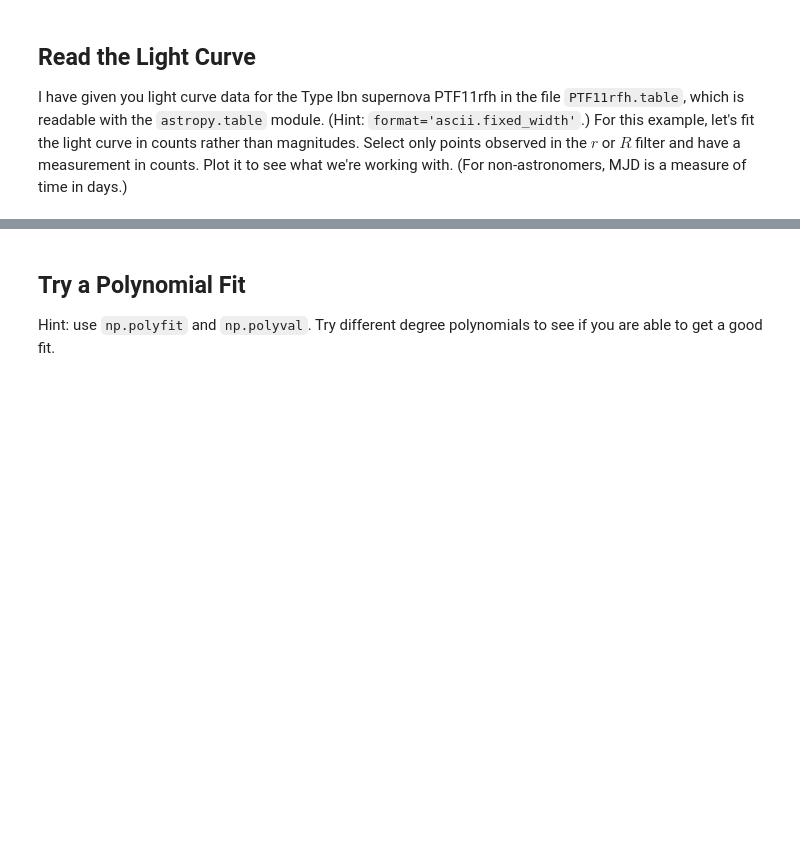
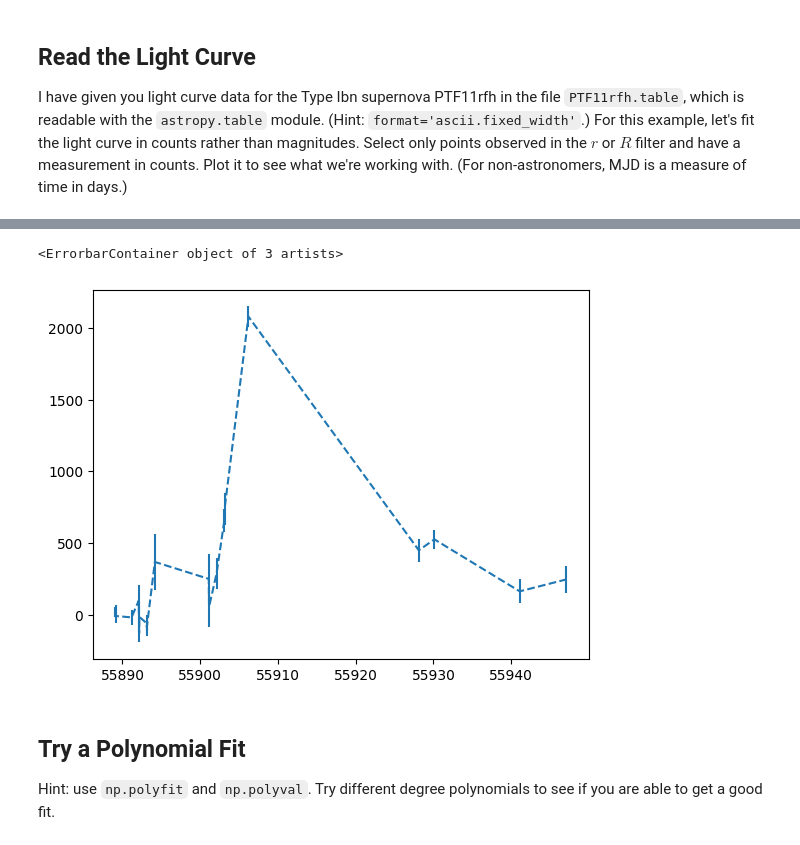
Before and after one commit to ASTR154/nonparametric-modeling, a Jupyter notebook: nonparametric-modeling.ipynb, the cells around one changed output, grey strips where cells are left out. Cells and saved outputs as stored; diff of their text form; code cells hidden in the pictures; blank space fills up the shorter version.

```diff
--- a/nonparametric-modeling.ipynb
+++ b/nonparametric-modeling.ipynb
@@ -109,0 +112,11 @@ data
+# %%
+data = Table.read("PTF11rfh.table", format='ascii.fixed_width')  # complete
+clean_data = data[~data["counts"].mask]
+
+#print(clean_data)
+#print(data.colnames)
+# for i in range(len(clean_data)):
+#     print(clean_data[:i])
+
+filt = np.isin(clean_data["filt"],["r","R"])
+filt_table = clean_data[filt]
@@ -110,8 +141,13 @@ data
 # %%
-x =  # complete
-y =  # complete
-dy =  # complete
+x = filt_table["MJD"]  # complete
+y = filt_table["counts"]  # complete
+dy = filt_table["dcounts"]  # complete
 # plot
+
+plt.errorbar(x, y, yerr = dy, fmt = "--")
+# %% [output]
+<ErrorbarContainer object of 3 artists>
+[figure, added]
 # %% [markdown]
 ## Try a Polynomial Fit
 Hint: use `np.polyfit` and `np.polyval`. Try different degree polynomials to see if you are able to get a good fit.
```
Also changed, not shown: parts of 11 cells of this notebook.
